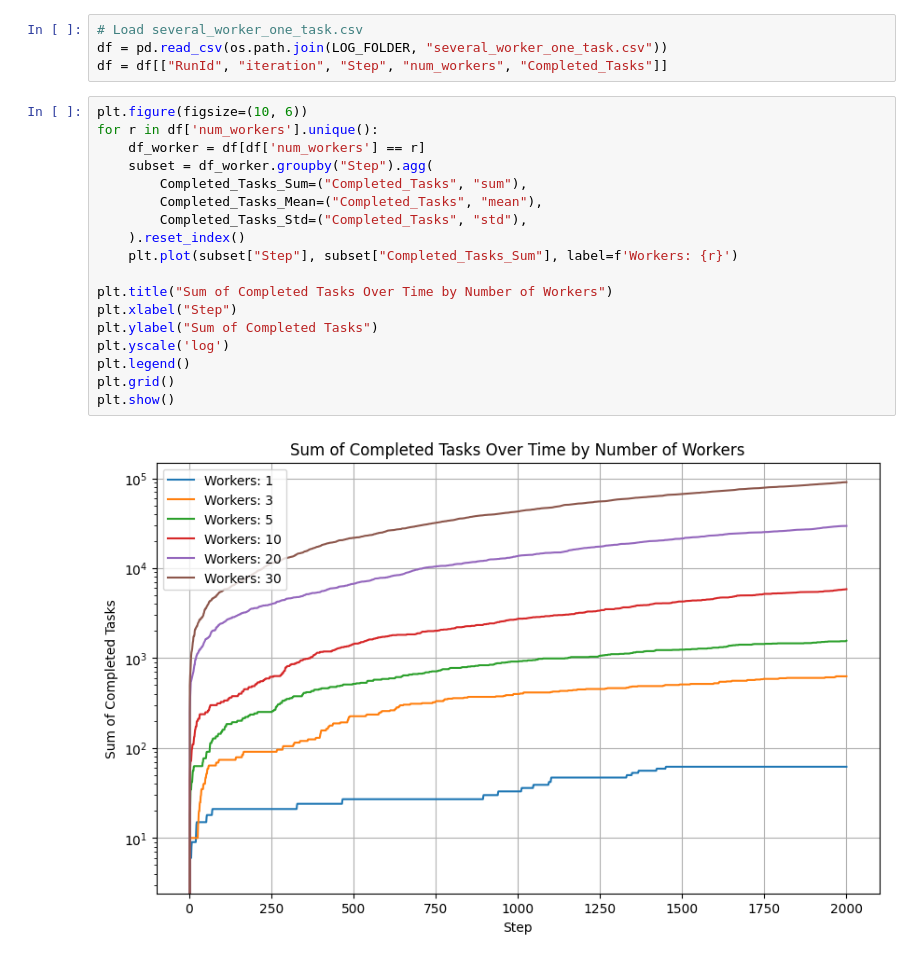
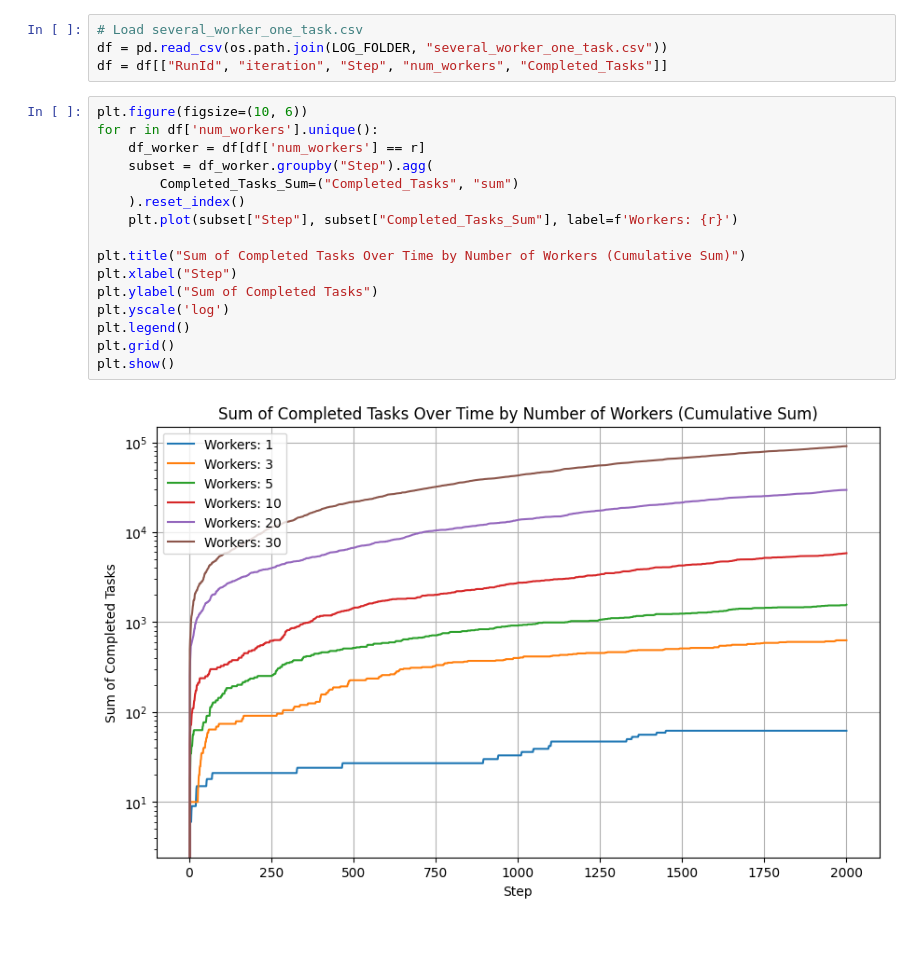
Before and after one commit to nicholas-voigt/SMU_CS603_Multi_Agent_Systems, a Jupyter notebook: assignment3/analysis.ipynb, the cells around one changed output. Drawn from its saved outputs; the diff is of its cells as text.

```diff
--- a/assignment3/analysis.ipynb
+++ b/assignment3/analysis.ipynb
@@ -91,23 +96,21 @@ df = df[["RunId", "iteration", "Step", "num_workers", "Completed_Tasks"]]
 # %%
 plt.figure(figsize=(10, 6))
 for r in df['num_workers'].unique():
     df_worker = df[df['num_workers'] == r]
     subset = df_worker.groupby("Step").agg(
-        Completed_Tasks_Sum=("Completed_Tasks", "sum"),
-        Completed_Tasks_Mean=("Completed_Tasks", "mean"),
-        Completed_Tasks_Std=("Completed_Tasks", "std"),
+        Completed_Tasks_Sum=("Completed_Tasks", "sum")
     ).reset_index()
     plt.plot(subset["Step"], subset["Completed_Tasks_Sum"], label=f'Workers: {r}')
 
-plt.title("Sum of Completed Tasks Over Time by Number of Workers")
+plt.title("Sum of Completed Tasks Over Time by Number of Workers (Cumulative Sum)")
 plt.xlabel("Step")
 plt.ylabel("Sum of Completed Tasks")
 plt.yscale('log')
 plt.legend()
 plt.grid()
 plt.show()
 # %% [output]
-[figure, old version]
+[figure, new version]
 # %%
 plt.figure(figsize=(10, 6))
 for r in df['num_workers'].unique():
```
Also changed, not shown: parts of 35 cells of this notebook, 2 other files.
